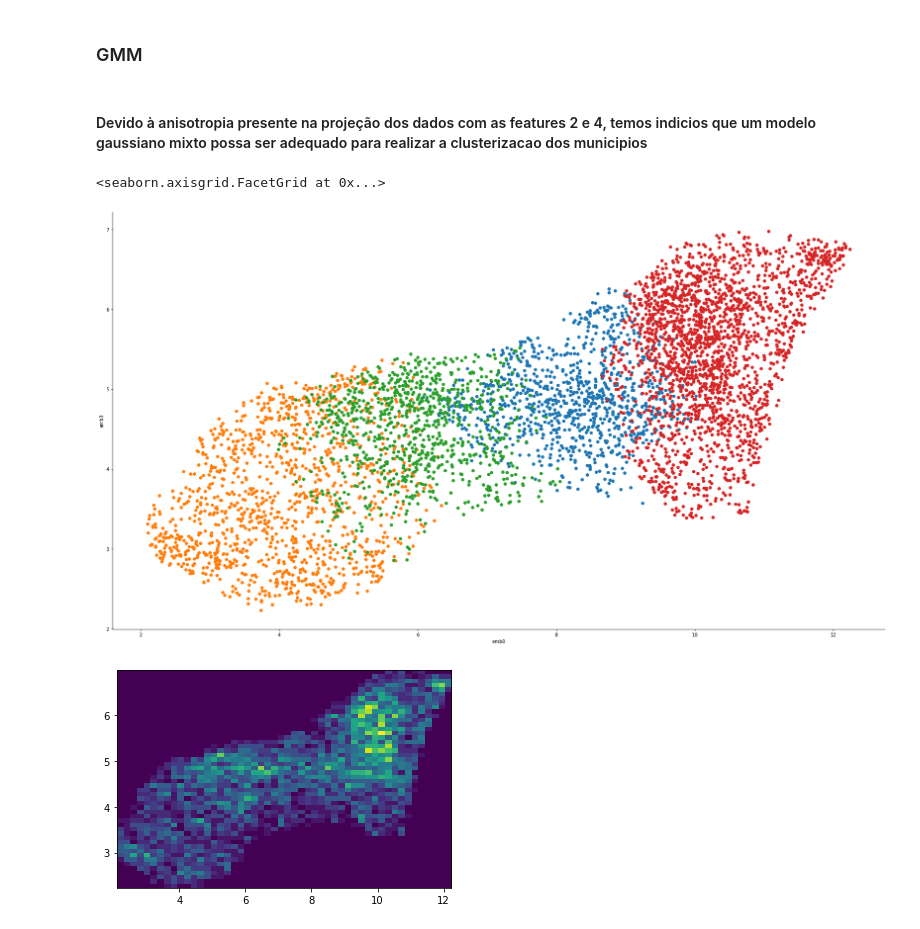
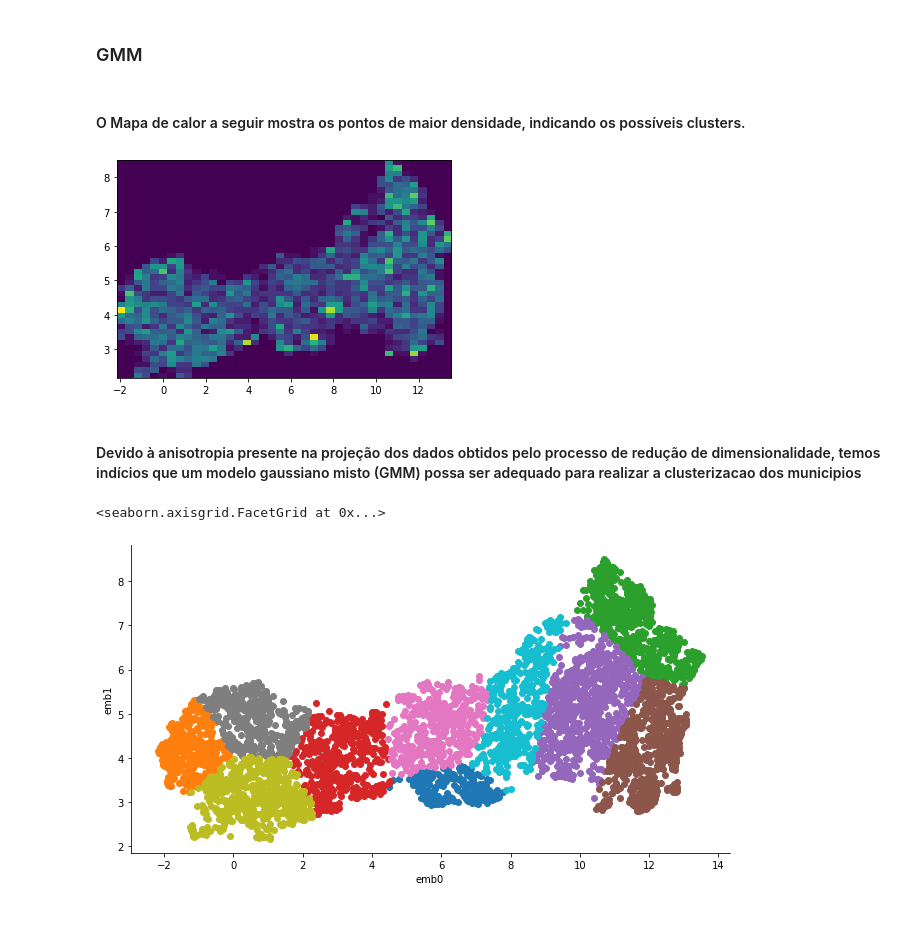
Before and after one commit to Jailsonrs/Poneglyph, a Jupyter notebook: UMAP-GMM.ipynb, the cells around one changed output. Drawn from its saved outputs; the diff is of its cells as text; code cells hidden in the pictures.

Commit message:
cluster finalizado

```diff
--- a/UMAP-GMM.ipynb
+++ b/UMAP-GMM.ipynb
@@ -164 +169,6 @@ UMAP_embedding = umap.fit_transform(df_treino)
+# %%
+umap = UMAP(n_neighbors = 25,  min_dist = 0.1, n_components = 2, metric = 'correlation')
+UMAP_embedding = umap.fit_transform(df_treino)
+#chebyshev performs better than mahalanobis
+#correlation metric has performed better than chebyshev
 # %%
@@ -191,22 +197,37 @@ classes = pd.DataFrame({"cluster": fit})
 dados_municipais['cluster'] = classes['cluster']
 # %% [markdown]
 ### GMM
+# %% [markdown]
+#### O Mapa de calor a seguir mostra os pontos de maior densidade, indicando os possíveis clusters.
+# %%
+heatmap, xedges, yedges = np.histogram2d(df_c['emb0'], df_c['emb1'], bins=40)
+
+extent = [xedges[0], xedges[-1], yedges[0], yedges[-1]]
+
+plt.clf()
+plt.imshow(heatmap.T, extent=extent, origin='lower',aspect='auto')
+plt.show()
+# %% [output]
+[figure, new version]
 # %% [markdown]
-#### Devido à anisotropia presente na projeção dos dados com as features 2 e 4, temos indicios que um modelo gaussiano mixto possa ser adequado para realizar a clusterizacao dos municipios
+#### Devido à anisotropia presente na projeção dos dados obtidos pelo processo de redução de dimensionalidade, temos indícios que um modelo gaussiano misto (GMM) possa ser adequado para realizar a clusterizacao dos municipios
 # %%
 embedding = pd.DataFrame(UMAP_embedding)
-gmm = GaussianMixture(n_components = 4, init_params="kmeans", max_iter=100, covariance_type = 'diag' )
+
+gmm = GaussianMixture(n_components = 10, init_params = "kmeans", max_iter = 100, covariance_type = 'full' )
+
 gmm = gmm.fit(embedding)
 
 mixtures = pd.DataFrame({"model" : gmm.predict(embedding)})
-mixtures
+
 df_c = pd.concat([embedding,  mixtures.reset_index(drop = True)], axis = 1)
-df_c.columns = ['emb0','emb1','emb2','emb3',"model"]
-df_c
 
-#lt.scatter(df_c["emb0"], df_c["emb1"],color =df_c["cluster"])
-fg = seaborn.FacetGrid(data=df_c, hue='model', aspect=1.8,height =13)
-fg.map(plt.scatter, 'emb0', 'emb3')
+df_c.columns = ['emb0','emb1',"model"]
+
+#plotting clusters
+fg = seaborn.FacetGrid(data=df_c, hue='model', aspect=1.8,height =5)
+
+fg.map(plt.scatter, 'emb0',"emb1")
 # %% [output]
 <seaborn.axisgrid.FacetGrid at 0x...>
-[figure, old version]
+[figure, new version]
@@ -217,17 +233,0 @@ dados_clusterizados = pd.concat([dados_clusterizados, UMAP_embedding.reset_index
-# %%
-import numpy as np
-import numpy.random
-import matplotlib.pyplot as plt
-
-# Generate some test data
-x = np.random.randn(8873)
-y = np.random.randn(8873)
-
-heatmap, xedges, yedges = np.histogram2d(df_c['emb0'], df_c['emb3'], bins=50)
-extent = [xedges[0], xedges[-1], yedges[0], yedges[-1]]
-
-plt.clf()
-plt.imshow(heatmap.T, extent=extent, origin='lower',aspect='auto')
-plt.show()
-# %% [output]
-[figure, old version]
```
Also changed, not shown: parts of 17 cells of this notebook.
